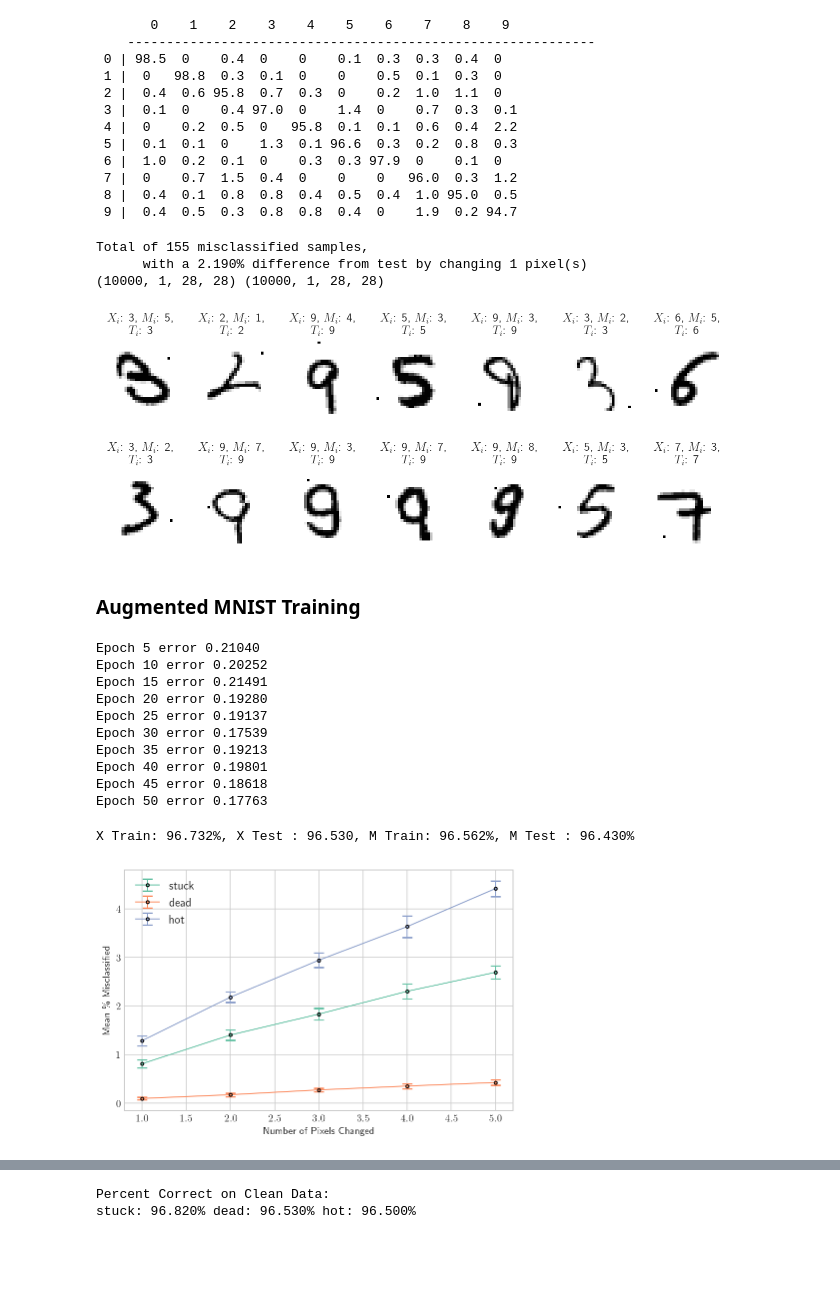
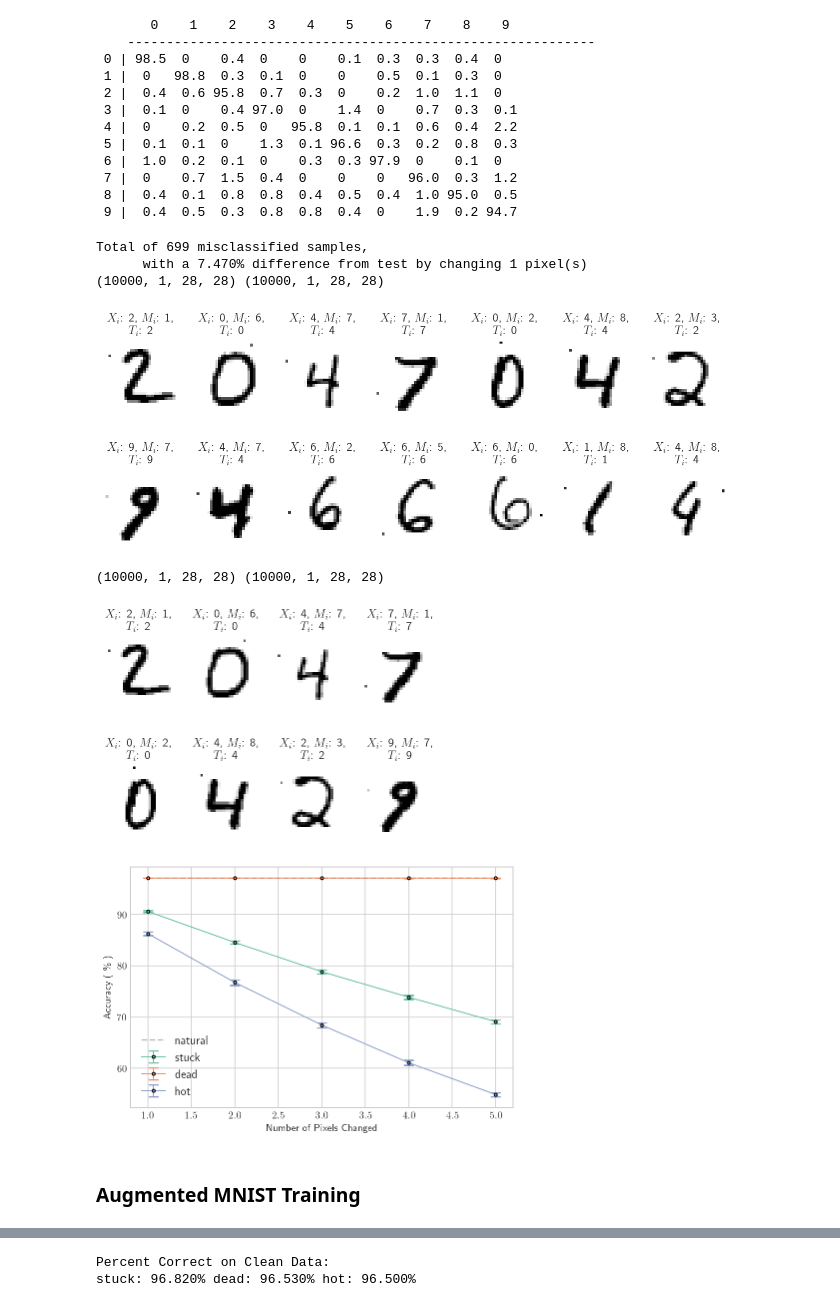
Before and after one commit to stockeh/augmented-image-classification, a Jupyter notebook: notebooks/single-pixel-study.ipynb, the cells around one changed output, grey strips where cells are left out. Drawn from its saved outputs; the diff is of its cells as text; code cells hidden in the pictures; blank space fills up the shorter version.

```diff
--- a/notebooks/single-pixel-study.ipynb
+++ b/notebooks/single-pixel-study.ipynb
@@ -134,64 +138,27 @@ _ = ml.confusion_matrix(Ttest, classes, np.unique(Ttest))
 # %%
 pixels_to_change = 1
-Xcopy = per.change_pixel(Xtest, pixels_to_change=pixels_to_change, pertrub='hot')
+Xcopy = per.change_pixel(Xtest, pixels_to_change=pixels_to_change, pertrub='stuck')
 
 diff_index, percent_diff = per.classified_diff(nnet, Xtest, Xcopy, Ttest)
 
 print(f'''Total of {len(diff_index)} misclassified samples,
       with a {percent_diff:.3f}% difference from test by changing {pixels_to_change} pixel(s)''')
 
 per.imshow(nnet, Xtest, Xcopy, Ttest, diff_index, model='MNIST',
            name='media/mnist_example_single_1px.pdf')
 
 per.imshow(nnet, Xtest, Xcopy, Ttest, diff_index, model='MNIST',
            display='grid', name='media/mnist_example_grid_1px.pdf')
 
 per.change_in_pixels_plot(nnet, Xtest, Ttest, end_pixel_val=5,
                           trials_per_pixel=25, name='media/mnist_change_5px.pdf')
 # %% [output]
-Total of 155 misclassified samples,
-      with a 2.190% difference from test by changing 1 pixel(s)
+Total of 699 misclassified samples,
+      with a 7.470% difference from test by changing 1 pixel(s)
 (10000, 1, 28, 28) (10000, 1, 28, 28)
-[figure, old version]
+[figure, new version]
+(10000, 1, 28, 28) (10000, 1, 28, 28)
+[figure, added]
+[figure, added]
 # %% [markdown]
 ### Augmented MNIST Training
-# %%
-Mtrain = per.change_pixel(Xtrain, pixels_to_change=1)
-
-nnet = nnc.NeuralNetwork_Convolutional(n_channels_in_image=Mtrain.shape[1],
-                                       image_size=Mtrain.shape[2],
-                                       n_units_in_conv_layers=[10],
-                                       kernels_size_and_stride=[(7, 3)],
-                                       max_pooling_kernels_and_stride=[(2, 2)],
-                                       n_units_in_fc_hidden_layers=[],
-                                       classes=np.unique(Ttrain), use_gpu=True)
-
-nnet.train(Mtrain, Ttrain, n_epochs=50, batch_size=1500,
-           optim='Adam', learning_rate=0.05, verbose=True)
-# %% [output]
-Epoch 5 error 0.21040
-Epoch 10 error 0.20252
-Epoch 15 error 0.21491
-Epoch 20 error 0.19280
-Epoch 25 error 0.19137
-Epoch 30 error 0.17539
-Epoch 35 error 0.19213
-Epoch 40 error 0.19801
-Epoch 45 error 0.18618
-Epoch 50 error 0.17763
-# %%
-x_train_percent = ml.percent_correct(Ttrain, nnet.use(Xtrain)[0])
-x_test_percent  = ml.percent_correct(Ttest, nnet.use(Xtest)[0])
-
-m_train_percent = ml.percent_correct(Ttrain, nnet.use(Mtrain)[0])
-Mtest = per.change_pixel(Xtest, pixels_to_change=1)
-m_test_percent  = ml.percent_correct(Ttest, nnet.use(Mtest)[0])
-
-print(f'X Train: {x_train_percent:.3f}%, X Test : {x_test_percent:.3f}, M Train: {m_train_percent:.3f}%, M Test : {m_test_percent:.3f}%')
-# %% [output]
-X Train: 96.732%, X Test : 96.530, M Train: 96.562%, M Test : 96.430%
-# %%
-per.change_in_pixels_plot(nnet, Xtest, Ttest, end_pixel_val=5,
-                          trials_per_pixel=25, name='media/mnist_change_5px.pdf')
-# %% [output]
-[figure, removed]
```
Also changed, not shown: parts of 13 cells of this notebook, 10 other files.
